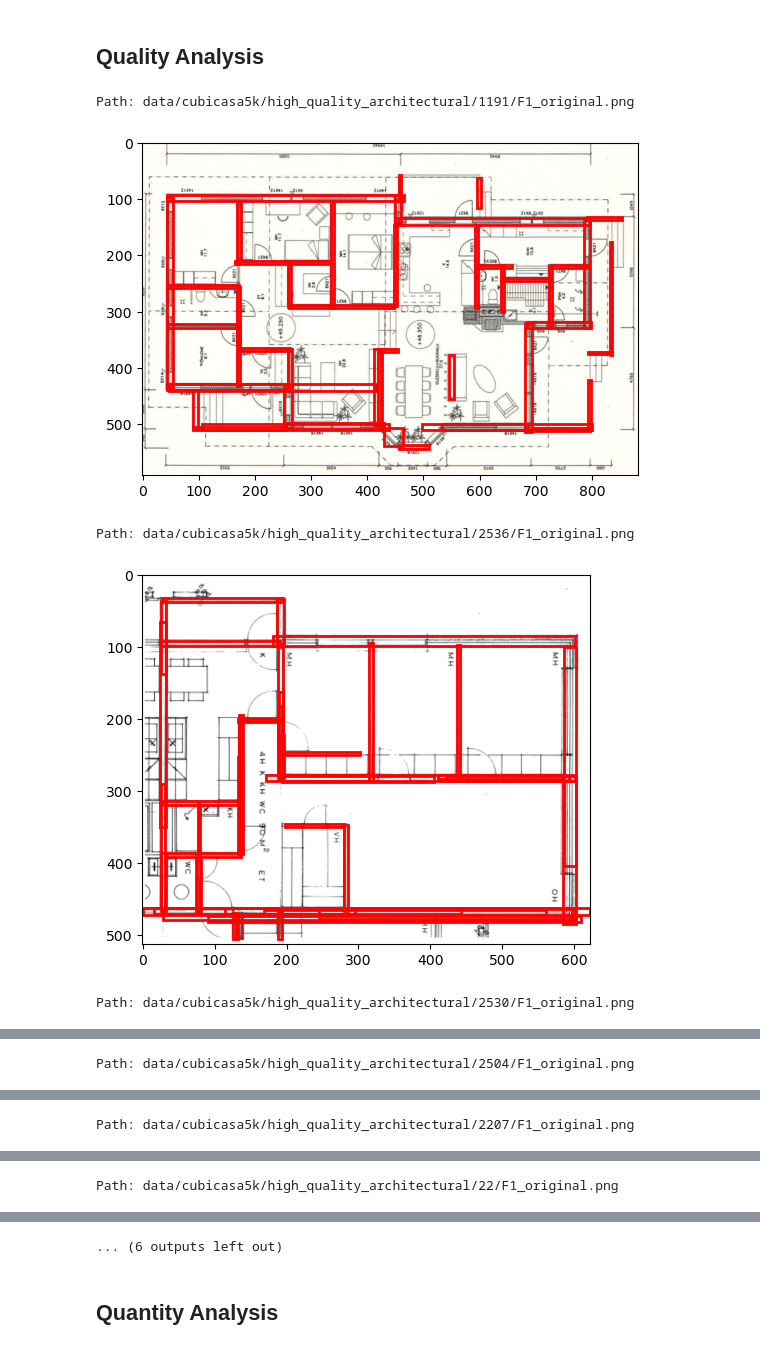
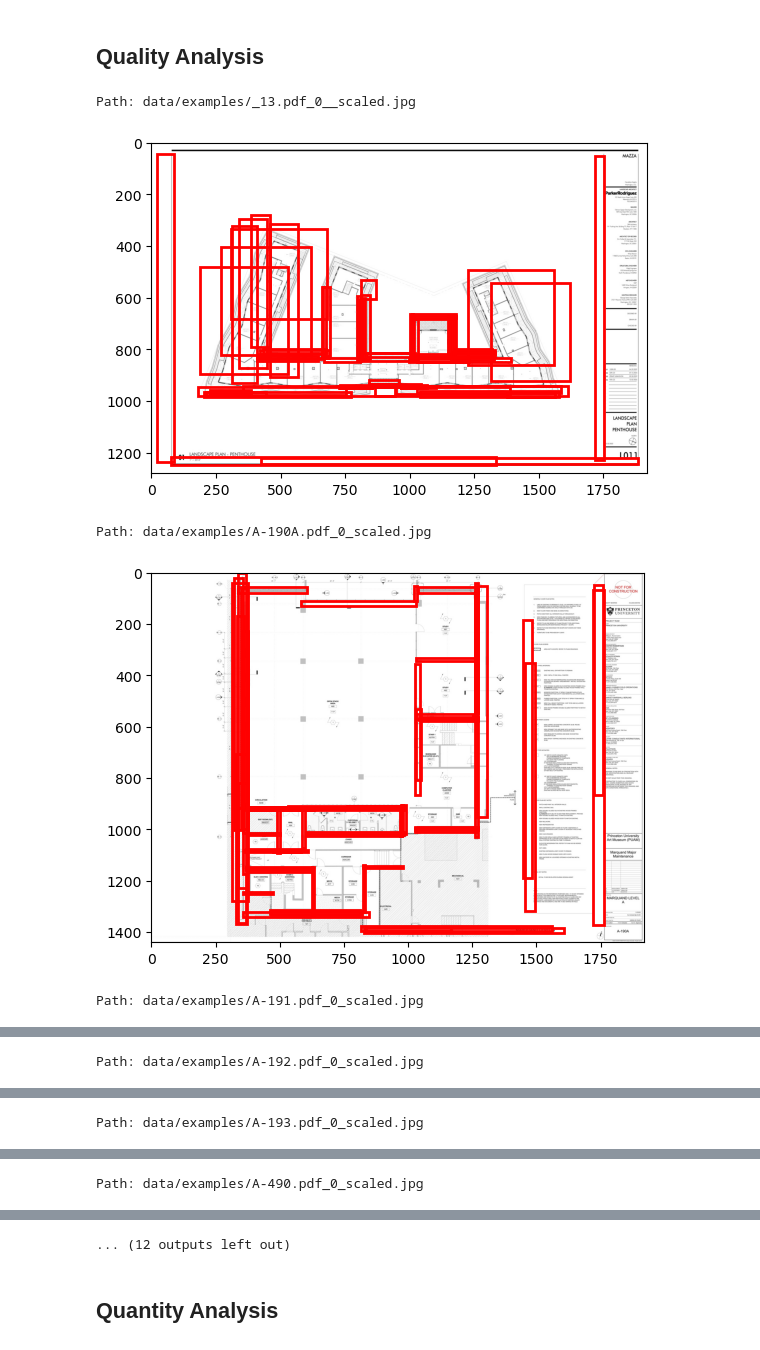
Before and after one commit to LeoProPlus/ml-eng-test, a Jupyter notebook: src/ml/walls_detection/evaluation.ipynb, the cells around one changed output, grey strips where cells are left out. Saved outputs shown, nothing was run; the diff lists cells and outputs as text; code cells hidden in the pictures.

```diff
--- a/src/ml/walls_detection/evaluation.ipynb
+++ b/src/ml/walls_detection/evaluation.ipynb
@@ -79,24 +79,27 @@ test_data_loader = DataLoader(test_normal_set, **data_loader_params)
 ## Quality Analysis
 # %%
 img_paths = [
+    'data/examples/_13.pdf_0__scaled.jpg',
+    'data/examples/A-190A.pdf_0_scaled.jpg',
+    'data/examples/A-191.pdf_0_scaled.jpg',
+    'data/examples/A-192.pdf_0_scaled.jpg',
+    'data/examples/A-193.pdf_0_scaled.jpg',
+    'data/examples/A-490.pdf_0_scaled.jpg',
+    'data/examples/A-491.pdf_0_scaled.jpg',
+    'data/examples/A-492.pdf_0_scaled.jpg',
     'data/cubicasa5k/high_quality_architectural/1191/F1_original.png',
     'data/cubicasa5k/high_quality_architectural/2536/F1_original.png',
     'data/cubicasa5k/high_quality_architectural/2530/F1_original.png',
     'data/cubicasa5k/high_quality_architectural/2504/F1_original.png',
-    'data/cubicasa5k/high_quality_architectural/2207/F1_original.png',
-    'data/cubicasa5k/high_quality_architectural/22/F1_original.png',
-    'data/cubicasa5k/high_quality_architectural/2090/F1_original.png',
-    'data/cubicasa5k/high_quality_architectural/2085/F1_original.png',
-    'data/cubicasa5k/high_quality_architectural/2014/F1_original.png',
 ]
 
 for img_path in img_paths:
     print('Path:', img_path)
     draw_bboxes_on_img(img_path)
     plt.show()
 # %% [output]
-Path: data/cubicasa5k/high_quality_architectural/1191/F1_original.png
+Path: data/examples/_13.pdf_0__scaled.jpg
-[figure, old version]
+[figure, new version]
-Path: data/cubicasa5k/high_quality_architectural/2536/F1_original.png
+Path: data/examples/A-190A.pdf_0_scaled.jpg
-[figure, old version]
+[figure, new version]
-Path: data/cubicasa5k/high_quality_architectural/2530/F1_original.png
+Path: data/examples/A-191.pdf_0_scaled.jpg
@@ -104 +107 @@ Path: data/cubicasa5k/high_quality_architectural/2530/F1_original.png
-Path: data/cubicasa5k/high_quality_architectural/2504/F1_original.png
+Path: data/examples/A-192.pdf_0_scaled.jpg
@@ -106 +109 @@ Path: data/cubicasa5k/high_quality_architectural/2504/F1_original.png
-Path: data/cubicasa5k/high_quality_architectural/2207/F1_original.png
+Path: data/examples/A-193.pdf_0_scaled.jpg
@@ -108 +111 @@ Path: data/cubicasa5k/high_quality_architectural/2207/F1_original.png
-Path: data/cubicasa5k/high_quality_architectural/22/F1_original.png
+Path: data/examples/A-490.pdf_0_scaled.jpg
@@ -110,4 +113,4 @@ Path: data/cubicasa5k/high_quality_architectural/22/F1_original.png
-... (6 outputs left out)
+... (12 outputs left out)
 # %% [markdown]
 ## Quantity Analysis
 # %%
```
Also changed, not shown: parts of 3 cells of this notebook, 4 other files.
